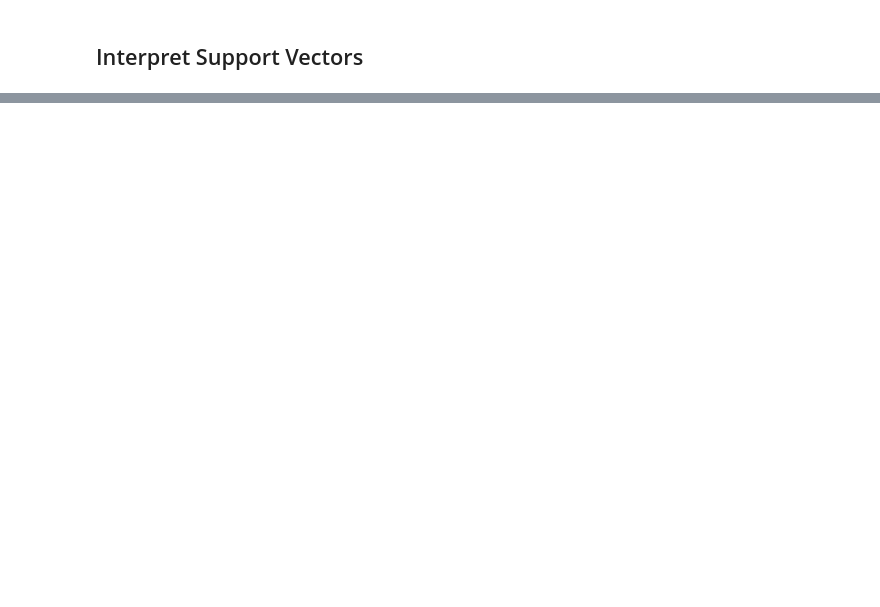
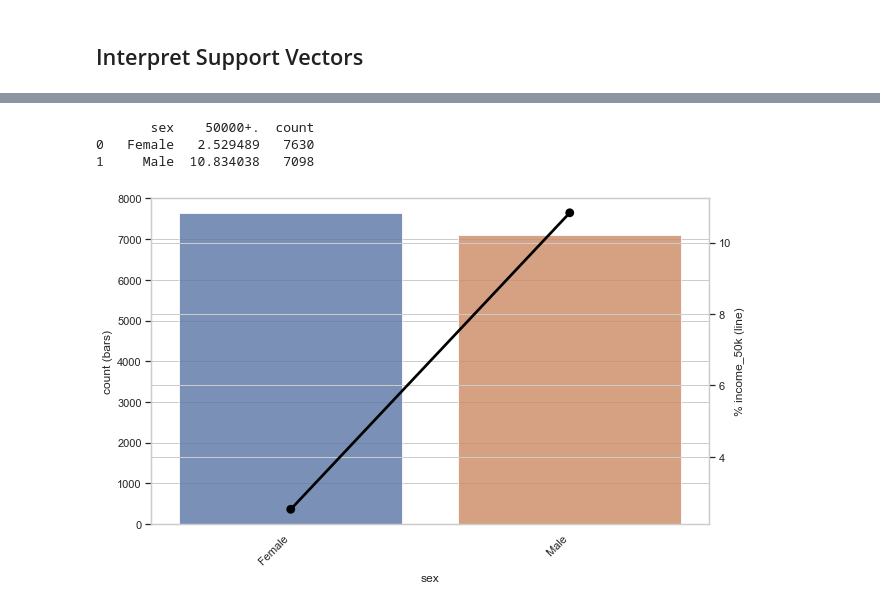
Before and after one commit to mcgrupp2/DS7331_termProject, a Jupyter notebook: work in progress copies/minilab-RoughDraft_outline.ipynb, the cells around one changed output, grey strips where cells are left out. Saved outputs shown, nothing was run; the diff lists cells and outputs as text; code cells hidden in the pictures; blank space fills up the shorter version.

```diff
--- a/work in progress copies/minilab-RoughDraft_outline.ipynb
+++ b/work in progress copies/minilab-RoughDraft_outline.ipynb
@@ -376,0 +479,35 @@ print(classifier.classes_)
+# %%
+def categorical_explanitory_binary_response_chart(chart_df, field, target, toggle=False, ):
+    # the toggle switches which class is the "baseline" of the line chart
+    drop_index = 2
+    if toggle:
+        drop_index = 1
+
+    field_count  = chart_df[field].value_counts()
+    field_count_df = field_count.to_frame()
+    field_count_df.columns = ['count']
+
+    field_target_pct = pd.crosstab(chart_df[field], chart_df[target], normalize='index') * 100
+    field_target_pct = field_target_pct.reset_index()
+    field_target_pct = field_target_pct.drop(field_target_pct.columns[-drop_index],axis=1)
+
+    field_target_data = field_target_pct.merge(field_count_df, right_index=True, left_on=field).sort_values('count', ascending=False).reset_index(drop=True)
+
+    print(field_target_data)
+
+    fig, ax = plt.subplots(figsize=(10, 6))
+    ax.set_xlabel(field)
+    ax = sns.barplot(field_target_data[field], field_target_data['count'], alpha=0.8)
+    ax.set_xticklabels(ax.get_xticklabels(), rotation=45, horizontalalignment='right')
+    ax.set_ylabel('count (bars)')
+    ax2 = ax.twinx()
+    ax2 = sns.pointplot(x=field_target_data[field], y=field_target_data.iloc[:, -2], color='black', legend=False)
+    ax2.set_ylabel('% {t} (line)'.format(t = target))
+    plt.show()
+# %%
+categorical_explanitory_binary_response_chart(df_support, 'sex', 'income_50k')
+# %% [output]
+       sex    50000+.  count
+0   Female   2.529489   7630
+1     Male  10.834038   7098
+[figure, added]
```
Also changed, not shown: parts of 22 cells of this notebook.
